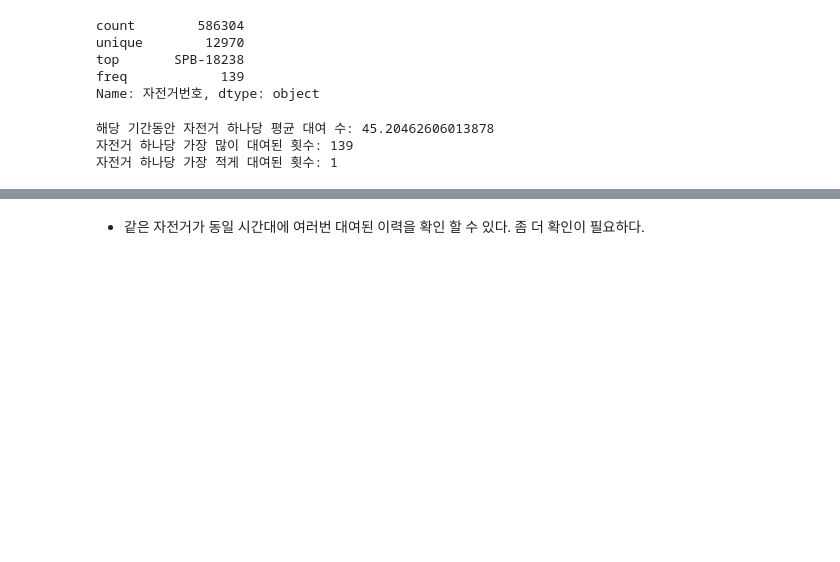
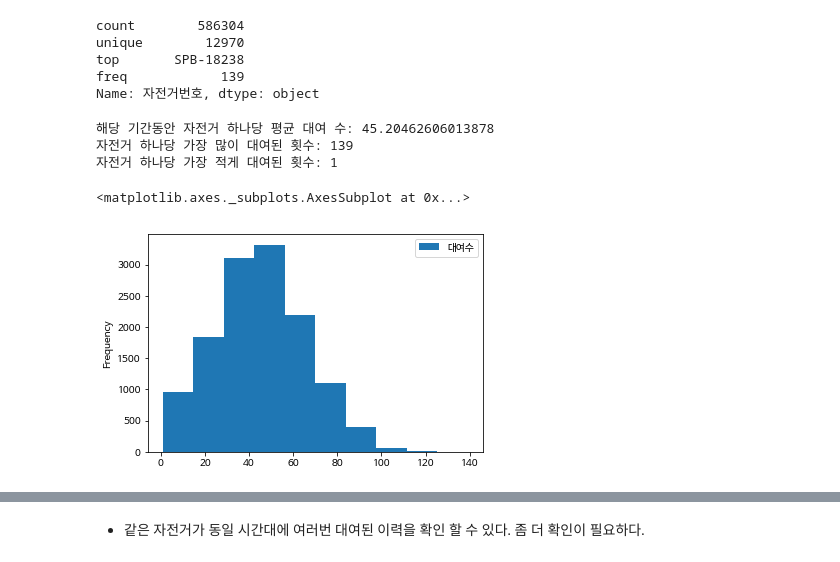
Before and after one commit to corazzon/OpenDataWrangling, a Jupyter notebook: seoul-bike-01.ipynb, the cells around one changed output, grey strips where cells are left out. Cells and saved outputs as stored; diff of their text form; code cells hidden in the pictures; blank space fills up the shorter version.

```diff
--- a/seoul-bike-01.ipynb
+++ b/seoul-bike-01.ipynb
@@ -648,6 +657,11 @@ print('자전거 하나당 가장 적게 대여된 횟수:', bike_rent_counts['
 해당 기간동안 자전거 하나당 평균 대여 수: 45.20462606013878
 자전거 하나당 가장 많이 대여된 횟수: 139
 자전거 하나당 가장 적게 대여된 횟수: 1
+# %%
+bike_rent_counts.plot.hist()
+# %% [output]
+<matplotlib.axes._subplots.AxesSubplot at 0x...>
+[figure, added]
 # %%
 # 가장 많이 대여된 자전거의 대여이력
 df_18238 = df.loc[df['자전거번호'] == 'SPB-18238']
```
Also changed, not shown: parts of 7 cells of this notebook.
